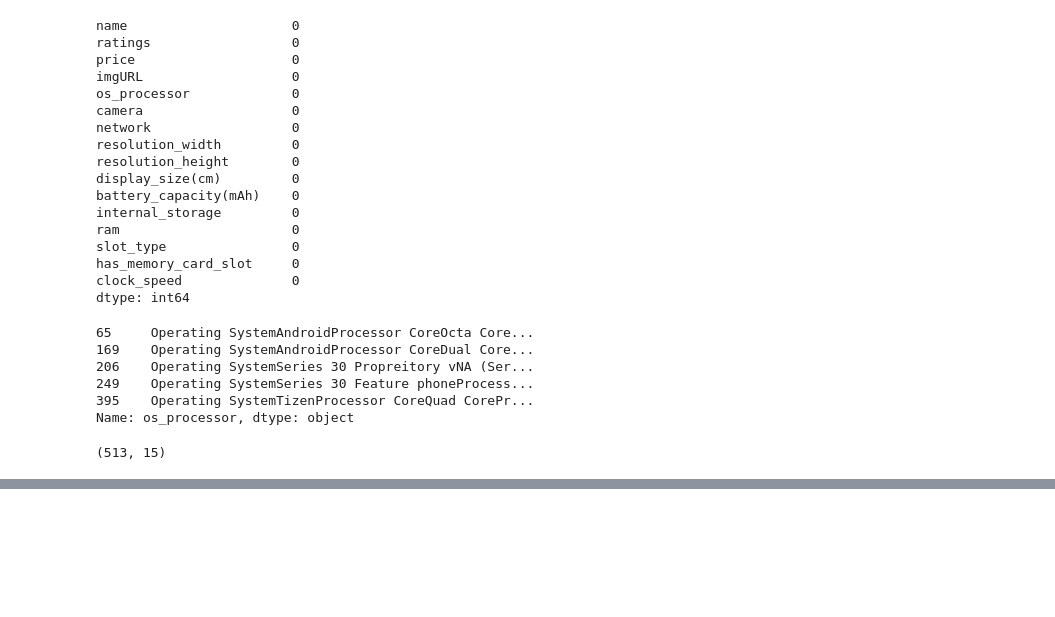
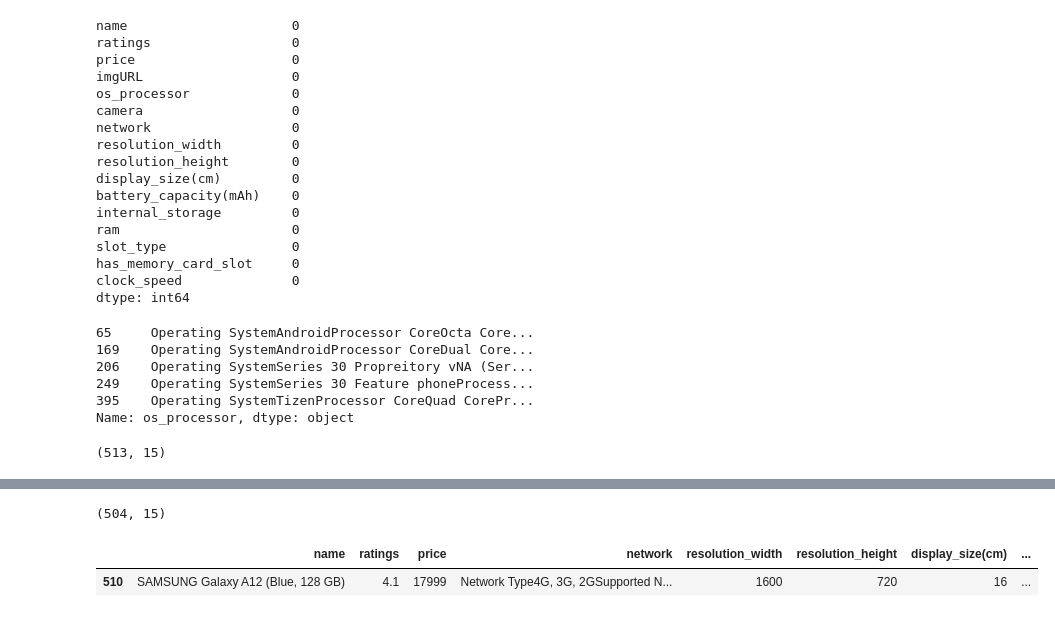
Before and after one commit to Data4i/SamsungPhonesAnalysisAndRatings, a Jupyter notebook: newSamsung.ipynb, the cells around one changed output, grey strips where cells are left out. Drawn from its saved outputs; the diff is of its cells as text; code cells hidden in the pictures; blank space fills up the shorter version.

```diff
--- a/newSamsung.ipynb
+++ b/newSamsung.ipynb
@@ -473,0 +484,9 @@ df.sample(3)
+# %%
+df.shape
+# %% [output]
+(504, 15)
+# %%
+df.sample()
+# %% [output]
+|  | name | ratings | price | network | resolution_width | resolution_height | display_size(cm) | ... |
+| 510 | SAMSUNG Galaxy A12 (Blue, 128 GB) | 4.1 | 17999 | Network Type4G, 3G, 2GSupported N... | 1600 | 720 | 16 | ... |
```
Also changed, not shown: parts of 13 cells of this notebook.
